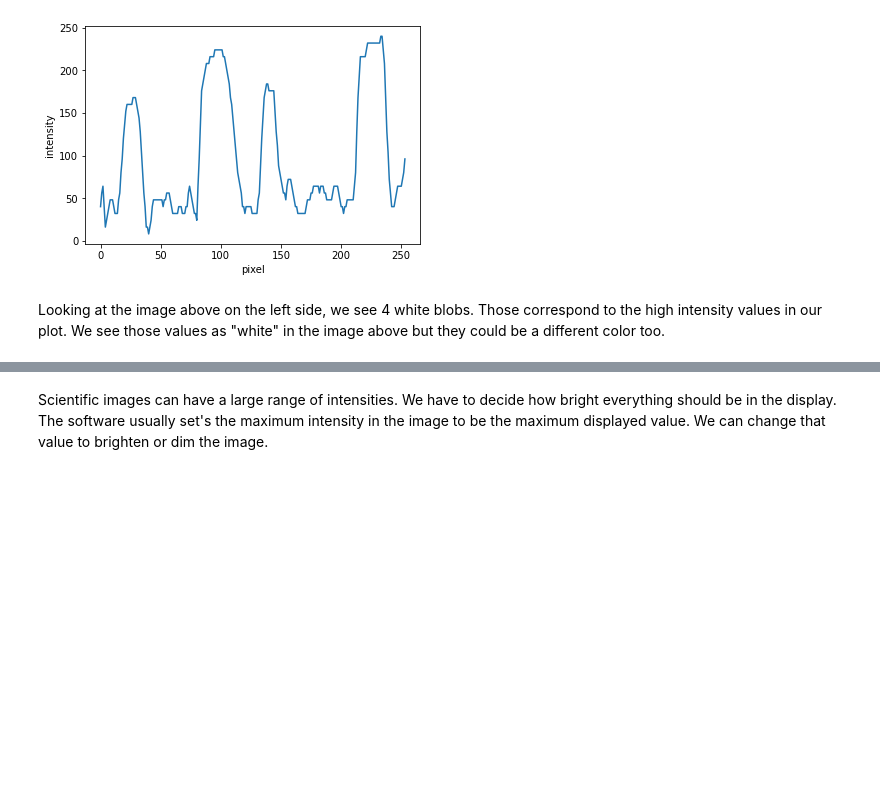
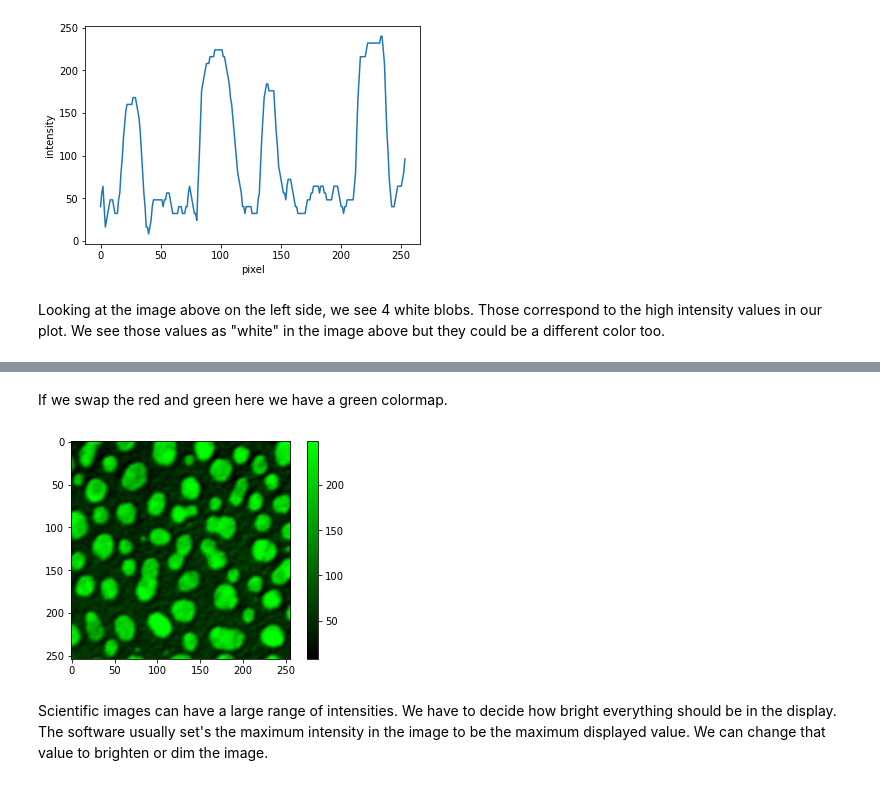
Before and after one commit to isobelfetter/image_processing_workshop, a Jupyter notebook: image_processing_basics.ipynb, the cells around one changed output, grey strips where cells are left out. Drawn from its saved outputs; the diff is of its cells as text; code cells hidden in the pictures; blank space fills up the shorter version.

```diff
--- a/image_processing_basics.ipynb
+++ b/image_processing_basics.ipynb
@@ -101,3 +125,12 @@ In that version of things high intensities are dark green while low intensities
+# %% [markdown]
+If we swap the red and green here we have a green colormap.
+# %%
+greencmap=colors.ListedColormap(np.array([greenmap,redmap,bluemap]).T)
+plt.imshow(img2,cmap=greencmap)
+plt.colorbar()
+plt.show()
+# %% [output]
+[figure, added]
 # %% [markdown]
 Scientific images can have a large range of intensities. We have to decide how bright everything should be in the display. The software usually set's the maximum intensity in the image to be the maximum displayed value.  We can change that value to brighten or dim the image.
 # %%
```
Also changed, not shown: parts of 7 cells of this notebook, 3 other files.
